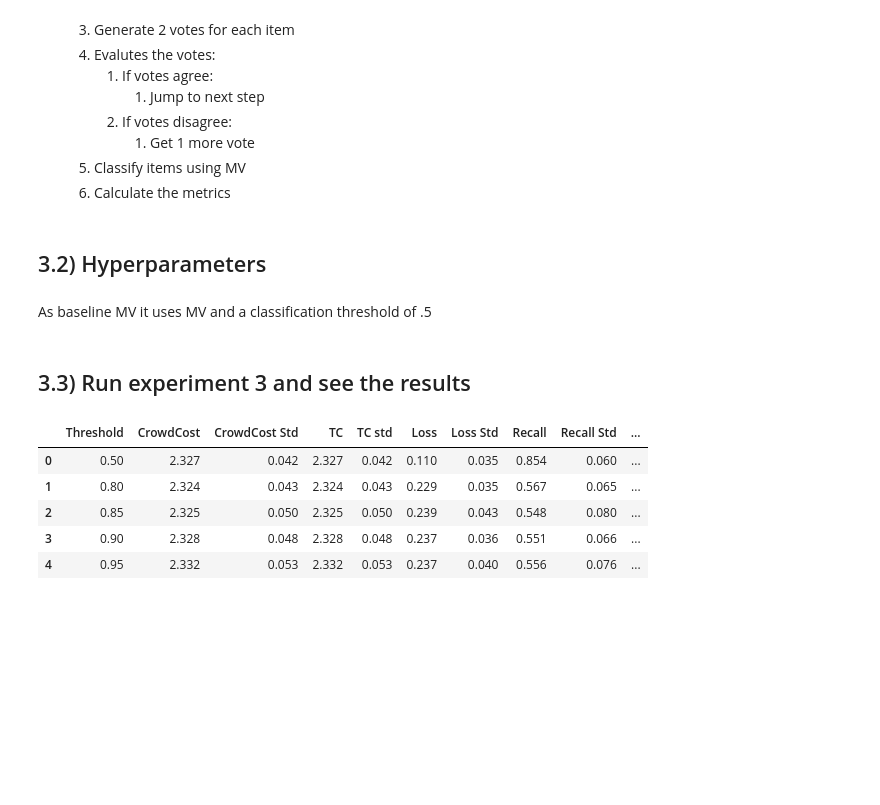
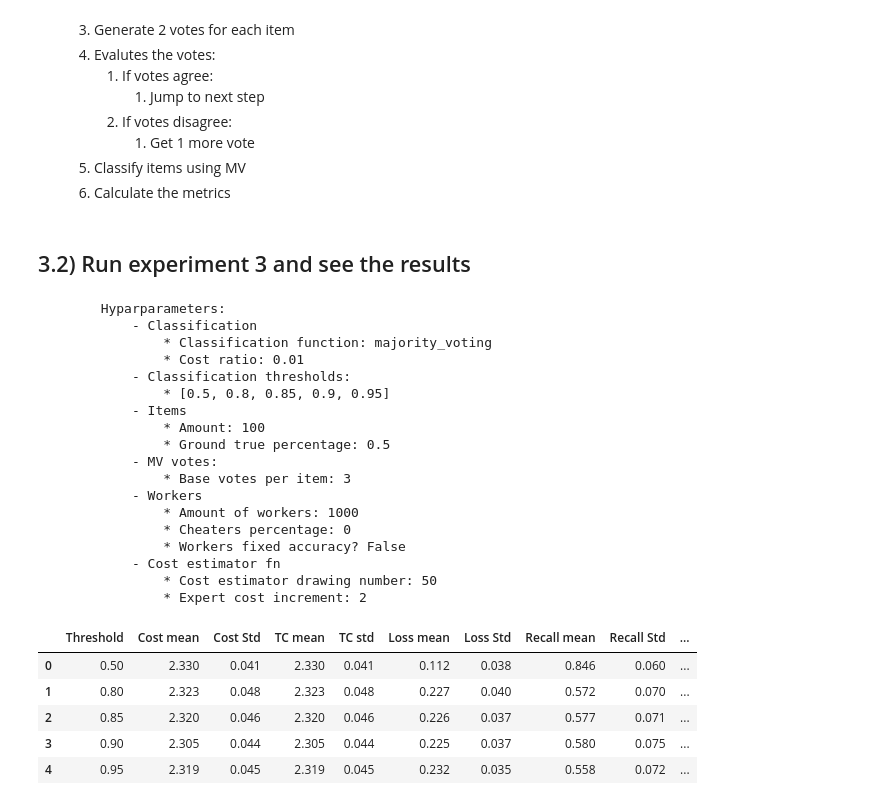
Before and after one commit to pmaglione/classification_model, a Jupyter notebook: main_algorithm_with_experiments.ipynb, the cells around one changed output. Saved outputs shown, nothing was run; the diff lists cells and outputs as text; code cells hidden in the pictures; blank space fills up the shorter version.

Commit message:
Fix helpers and update results

```diff
--- a/main_algorithm_with_experiments.ipynb
+++ b/main_algorithm_with_experiments.ipynb
@@ -534,24 +563,37 @@ def run_experiment_3():
     #end for thresholds
 
     return main_results
-# %% [markdown]
-## 3.2) Hyperparameters
-# %% [markdown]
-As baseline MV it uses MV and a classification threshold of .5
 # %% [markdown]
-## 3.3) Run experiment 3 and see the results
+## 3.2) Run experiment 3 and see the results
 # %%
+alg_utils.print_hyperparameters(cf, cr,base_votes_per_item, drawing_simulations_amount, expert_cost_increment, workers_num, z, fixed_acc, items_num, data_true_percentage, iterations_per_ct, cts)
 results_mv_break_tie = run_experiment_3()
-columns = ["CrowdCost","CrowdCost Std", "TC", "TC std", "Loss", "Loss Std", "Recall", "Recall Std", "Precision", "Precision Std"]
-pdColumns = ["Threshold"] + columns
 
 #table
 pd.DataFrame(results_mv_break_tie, columns=pdColumns).to_csv('results/mv_break_tie.csv', index=False)
 pd.DataFrame(results_mv_break_tie, columns=pdColumns)
 # %% [output]
+        Hyparparameters:
+            - Classification
+                * Classification function: majority_voting
+                * Cost ratio: 0.01
+            - Classification thresholds:
+                * [0.5, 0.8, 0.85, 0.9, 0.95]
+            - Items
+                * Amount: 100
+                * Ground true percentage: 0.5
+            - MV votes:
+                * Base votes per item: 3
+            - Workers
+                * Amount of workers: 1000
+                * Cheaters percentage: 0
+                * Workers fixed accuracy? False
+            - Cost estimator fn
+                * Cost estimator drawing number: 50
+                * Expert cost increment: 2
-|  | Threshold | CrowdCost | CrowdCost Std | TC | TC std | Loss | Loss Std | Recall | Recall Std | ... |
-| 0 | 0.50 | 2.327 | 0.042 | 2.327 | 0.042 | 0.110 | 0.035 | 0.854 | 0.060 | ... |
-| 1 | 0.80 | 2.324 | 0.043 | 2.324 | 0.043 | 0.229 | 0.035 | 0.567 | 0.065 | ... |
-| 2 | 0.85 | 2.325 | 0.050 | 2.325 | 0.050 | 0.239 | 0.043 | 0.548 | 0.080 | ... |
-| 3 | 0.90 | 2.328 | 0.048 | 2.328 | 0.048 | 0.237 | 0.036 | 0.551 | 0.066 | ... |
-| 4 | 0.95 | 2.332 | 0.053 | 2.332 | 0.053 | 0.237 | 0.040 | 0.556 | 0.076 | ... |
+|  | Threshold | Cost mean | Cost Std | TC mean | TC std | Loss mean | Loss Std | Recall mean | Recall Std | ... |
+| 0 | 0.50 | 2.330 | 0.041 | 2.330 | 0.041 | 0.112 | 0.038 | 0.846 | 0.060 | ... |
+| 1 | 0.80 | 2.323 | 0.048 | 2.323 | 0.048 | 0.227 | 0.040 | 0.572 | 0.070 | ... |
+| 2 | 0.85 | 2.320 | 0.046 | 2.320 | 0.046 | 0.226 | 0.037 | 0.577 | 0.071 | ... |
+| 3 | 0.90 | 2.305 | 0.044 | 2.305 | 0.044 | 0.225 | 0.037 | 0.580 | 0.075 | ... |
+| 4 | 0.95 | 2.319 | 0.045 | 2.319 | 0.045 | 0.232 | 0.035 | 0.558 | 0.072 | ... |
```
Also changed, not shown: parts of 29 cells of this notebook, 5 other files.
